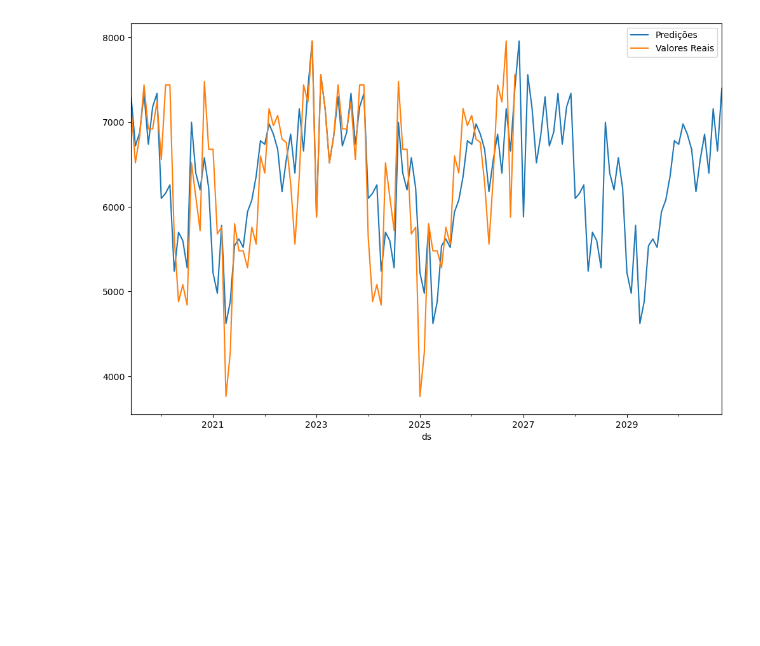
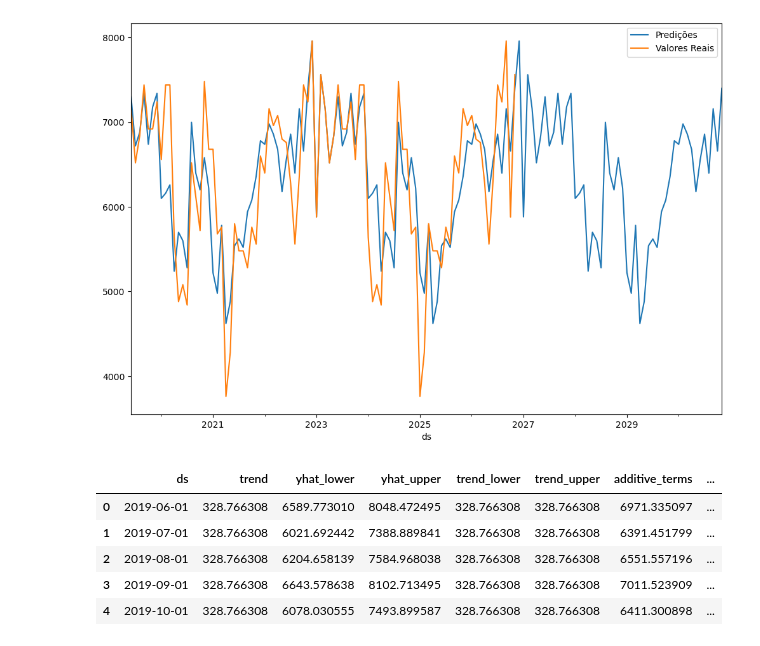
Before and after one commit to enriqTS/IC-Gasto-Fotovoltaico, a Jupyter notebook: prophet_augment.ipynb, the cells around one changed output. Saved outputs shown, nothing was run; the diff lists cells and outputs as text; code cells hidden in the pictures; blank space fills up the shorter version.

Commit message:
Adicionando modelo salvo

```diff
--- a/prophet_augment.ipynb
+++ b/prophet_augment.ipynb
@@ -243,3 +228,24 @@ df.plot(x='ds',y='y',label='Valores Reais',legend=True,ax=ax)
 # %% [output]
 <AxesSubplot:xlabel='ds'>
 [figure]
+# %%
+from prophet.serialize import model_to_json, model_from_json
+
+with open('model.json', 'w') as fout:
+    fout.write(model_to_json(m))  # Save model
+
+with open('model.json', 'r') as fin:
+    m = model_from_json(fin.read())  # Load model
+# %%
+future = m.make_future_dataframe(periods=48,freq='MS')
+
+forecast = m.predict(future)
+
+forecast.head()
+# %% [output]
+|  | ds | trend | yhat_lower | yhat_upper | trend_lower | trend_upper | additive_terms | ... |
+| 0 | 2019-06-01 | 328.766308 | 6589.773010 | 8048.472495 | 328.766308 | 328.766308 | 6971.335097 | ... |
+| 1 | 2019-07-01 | 328.766308 | 6021.692442 | 7388.889841 | 328.766308 | 328.766308 | 6391.451799 | ... |
+| 2 | 2019-08-01 | 328.766308 | 6204.658139 | 7584.968038 | 328.766308 | 328.766308 | 6551.557196 | ... |
+| 3 | 2019-09-01 | 328.766308 | 6643.578638 | 8102.713495 | 328.766308 | 328.766308 | 7011.523909 | ... |
+| 4 | 2019-10-01 | 328.766308 | 6078.030555 | 7493.899587 | 328.766308 | 328.766308 | 6411.300898 | ... |
```
Also changed, not shown: parts of 8 cells of this notebook, 3 other files.
